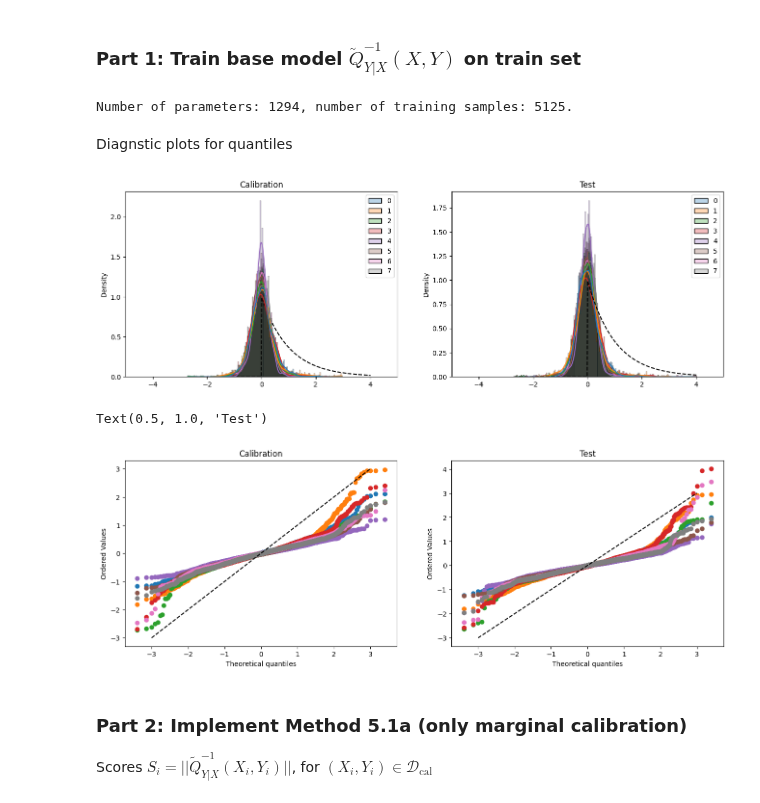
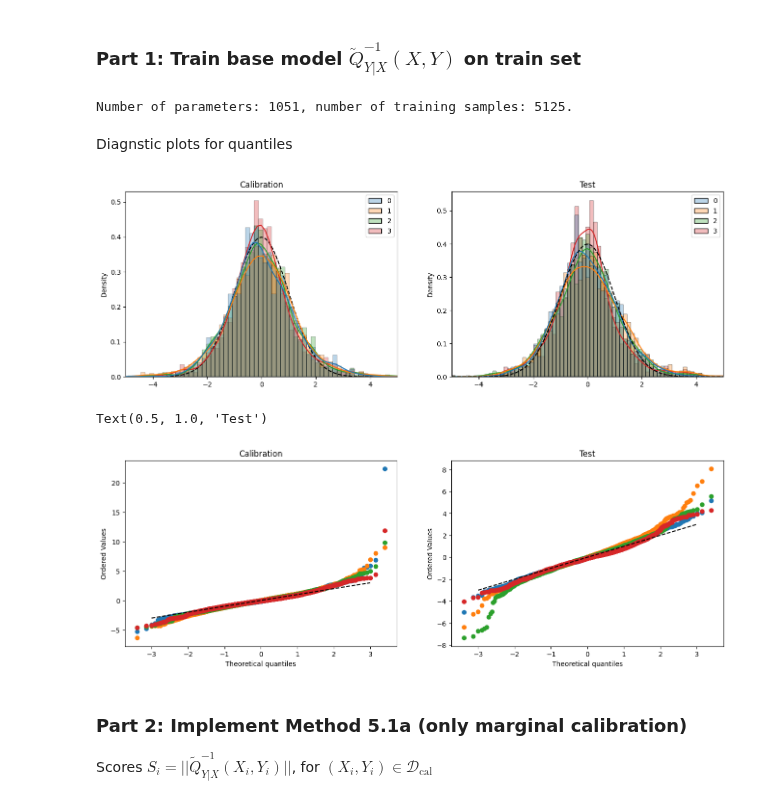
Before and after one commit to VldKnd/conditional_quantile_function, a Jupyter notebook: poc/Section5.ipynb, the cells around one changed output. Saved outputs shown, nothing was run; the diff lists cells and outputs as text; code cells hidden in the pictures.

```diff
--- a/poc/Section5.ipynb
+++ b/poc/Section5.ipynb
@@ -27,8 +27,7 @@ def _make_xy_dataloader(X: np.ndarray, Y: np.ndarray, batch_size: int, dtype=tor
     return dataloader
 # %%
 from infrastructure.classes import TrainParameters
-#from pushforward_operators import UnconstrainedOTQuantileRegression, UnconstrainedAmortizedOTQuantileRegression
-from pushforward_operators import AmortizedNeuralQuantileRegression, NeuralQuantileRegression
+from pushforward_operators import NeuralQuantileRegression, AmortizedNeuralQuantileRegression
 
 
 class OurCVQRegressor:
@@ -57,8 +56,7 @@ class OurCVQRegressor:
             response_dimension=self.response_dimension,
             hidden_dimension=self.hidden_dimension,
             number_of_hidden_layers=self.number_of_hidden_layers,
-            network_type="PISCNN",
-            potential_to_estimate_with_neural_network="y"
+            potential_to_estimate_with_neural_network="y",
         ).to(self.dtype)
 
     def fit(self, X: np.ndarray, Y:np.ndarray):
@@ -68,7 +66,6 @@ class OurCVQRegressor:
                                            scheduler_parameters={"eta_min": 0.},
                                            verbose=True)
         self.model.fit(dataloader, train_parameters=train_parameters,)
-        self.model.eval()
 
     def predict_mean(self, X):
         n = X.shape[0]
@@ -91,7 +88,13 @@ dataset_name = "scm1d"
 dataset_name = "rf1"
 
 ds = get_dataset_split(name=dataset_name, seed=seed, n_train=5125)
-#print(ds)
+ds.Y_train = ds.Y_train[:, :4]
+ds.Y_test = ds.Y_test[:, :4]
+ds.Y_cal = ds.Y_cal[:, :4]
+
+ds.X_train = ds.X_train[:, :16]
+ds.X_test = ds.X_test[:, :16]
+ds.X_cal = ds.X_cal[:, :16]
 # %%
 from sklearn.linear_model import LinearRegression
 from sklearn.ensemble import RandomForestRegressor, VotingRegressor
@@ -109,24 +112,23 @@ from IPython.display import display, Markdown
 ### Part 1: Train base model $\tilde{Q}_{Y|X}^{-1}(X, Y)$ on train set
 # %%
 reg = OurCVQRegressor(
-    feature_dimension=ds.n_features,
-    response_dimension=ds.n_outputs,
-    hidden_dimension=8,
-    number_of_hidden_layers=2,
+    feature_dimension=16,
+    response_dimension=4,
+    hidden_dimension=20,
+    number_of_hidden_layers=1,
     batch_size=1024,
-    n_epochs=200,
-    learning_rate=1e-2
+    n_epochs=500,
 )
 
 print(f"Number of parameters: {get_total_number_of_parameters(reg.model.potential_network)}, number of training samples: {ds.n_train}.")
 # %% [output]
-Number of parameters: 1294, number of training samples: 5125.
+Number of parameters: 1051, number of training samples: 5125.
 # %%
-
-model_savepath = f"our_cvqr_on_y_{dataset_name}_seed_{seed}_250903_small_sphere.pth"
+model_savepath = f"test_neural_optimal_trasnsport.pth"
 if not os.path.isfile(model_savepath):
     reg.fit(ds.X_train, ds.Y_train)
     reg.model.save(model_savepath)
+    reg.model.eval()
 else:
     reg.model.load(model_savepath)
     reg.model.eval()
@@ -138,24 +140,22 @@ Diagnstic plots for quantiles
 # %%
 from scipy.stats import expon
 
 t_min = min(quantiles_cal.min(), quantiles_test.min())
 t_max = max(quantiles_cal.max(), quantiles_test.max())
 t = np.linspace(t_min, t_max, 500)
 fig, ax = plt.subplots(nrows=1, ncols=2, figsize=(16, 5))
-#p0 = ax[0].plot(t, norm.pdf(t), 'k--', label="N(0, 1)")
-p0 = ax[0].plot(t, expon.pdf(t), 'k--', label="Exp(1)")
+p0 = ax[0].plot(t, norm.pdf(t), 'k--', label="N(0, 1)")
 hp0 = sns.histplot(quantiles_cal, alpha=0.3, stat="density", common_norm=False, kde=True, ax=ax[0])
 ax[0].set_title("Calibration")
 ax[0].set_xlim(-5, 5)
 hp1 = sns.histplot(quantiles_test, alpha=0.3, stat="density", common_norm=False, kde=True, ax=ax[1])
-#p1 = ax[1].plot(t, norm.pdf(t), 'k--', label="N(0, 1)")
-p1 = ax[1].plot(t, expon.pdf(t), 'k--', label="Exp(1)")
+p1 = ax[1].plot(t, norm.pdf(t), 'k--', label="N(0, 1)")
 ax[1].set_title("Test")
 ax[1].set_xlim(-5, 5)
 
 plt.show()
 # %% [output]
-[figure, old version]
+[figure, new version]
 # %%
 from scipy import stats
 
@@ -180,7 +180,7 @@ draw_qq_scores(quantiles_test, ax[1])
 ax[1].set_title("Test")
 # %% [output]
 Text(0.5, 1.0, 'Test')
-[figure, old version]
+[figure, new version]
 # %% [markdown]
 ### Part 2: Implement Method 5.1a (only marginal calibration)
 
```
Also changed, not shown: parts of 40 cells of this notebook, 2 other files.
